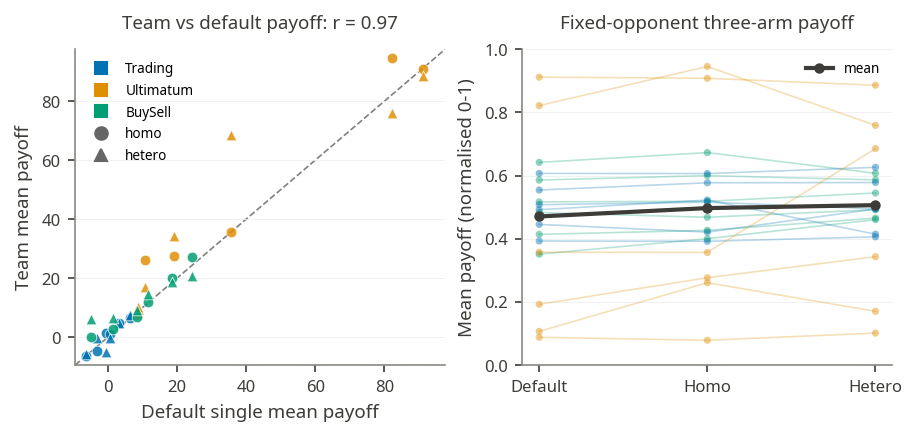
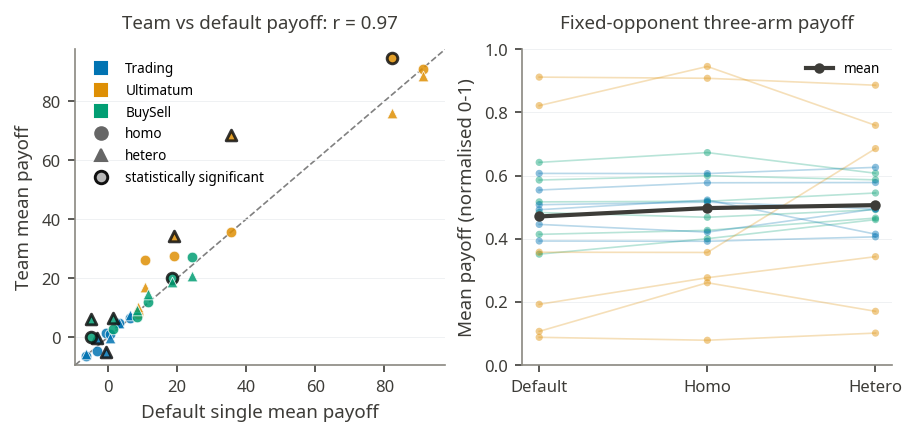
The notebook cell's code change between the first figure and the second:
--- before
+++ after
@@ -6,8 +6,12 @@
 hi = max(CMP.single_pay.max(), CMP.team_pay.max()) + 3
 ax.plot([lo, hi], [lo, hi], ls="--", color="0.5", lw=0.8, zorder=0)
+SIG_EDGE = "#111111"
 for _, r in CMP.iterrows():
+    edge, lw = (SIG_EDGE, 1.4) if r.pay_rel != "overlap" else ("white", 0.4)
     ax.scatter(r.single_pay, r.team_pay, s=26, color=GAME_COLORS[r.game],
-               marker=VAR_MARKER[r.variant], alpha=0.85, edgecolor="white", linewidth=0.4)
-ax.legend(handles=leg_game + leg_var, loc="upper left", fontsize=6.5)
+               marker=VAR_MARKER[r.variant], alpha=0.85, edgecolor=edge, linewidth=lw)
+leg_ci = [Line2D([], [], marker="o", ls="", markerfacecolor="0.72", markeredgecolor=SIG_EDGE,
+                 markeredgewidth=1.4, color="0.72", label="statistically significant")]
+ax.legend(handles=leg_game + leg_var + leg_ci, loc="upper left", fontsize=6.5)
 ax.set_xlim(lo, hi); ax.set_ylim(lo, hi)
 ax.set_xlabel("Default single mean payoff"); ax.set_ylabel("Team mean payoff")

Commit: Update thesis